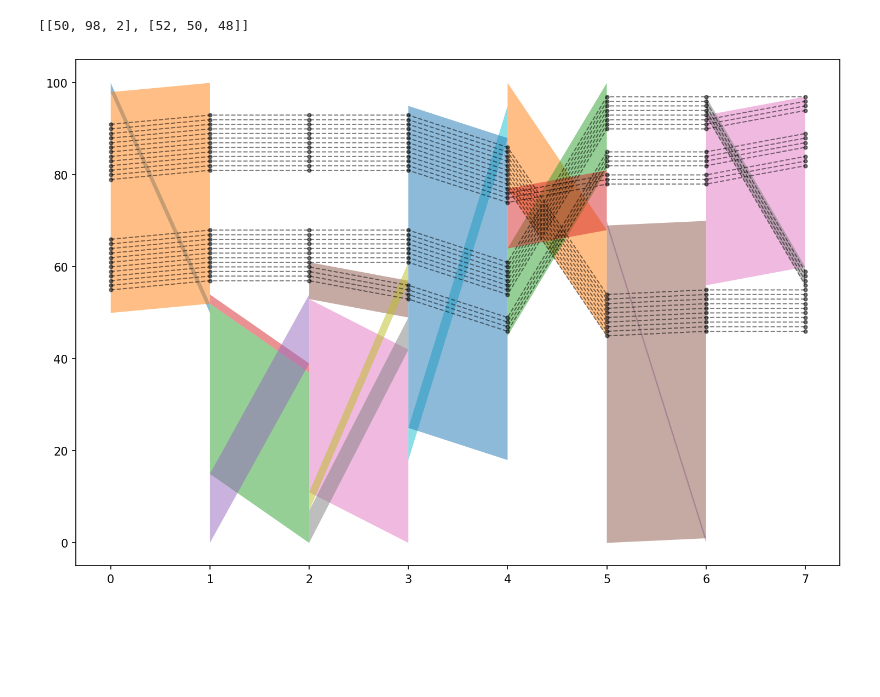
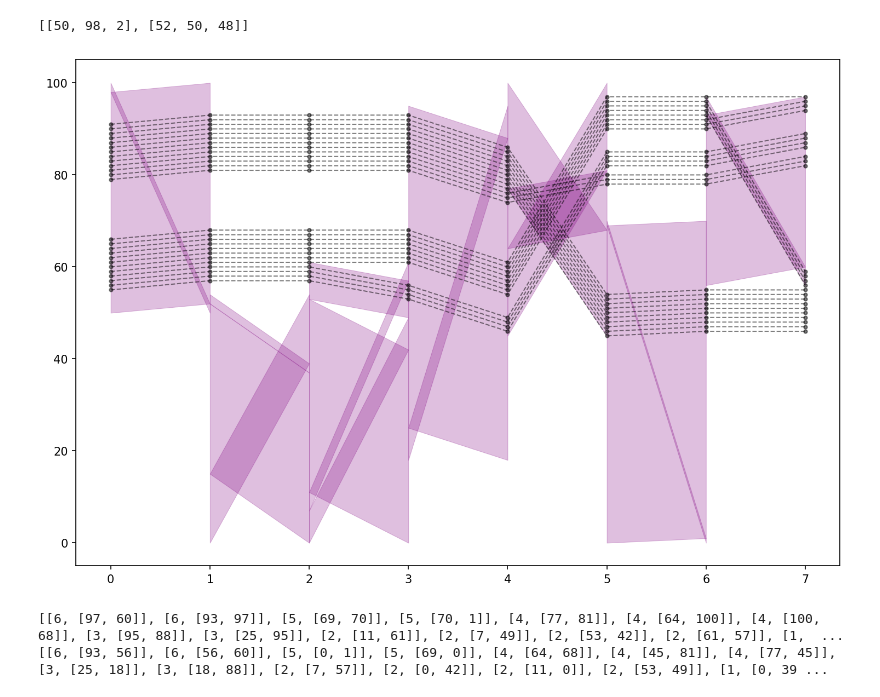
Before and after one commit to fradiniccolo/advent-of-code, a Jupyter notebook: 2023/05.ipynb, the cells around one changed output. Drawn from its saved outputs; the diff is of its cells as text; code cells hidden in the pictures; blank space fills up the shorter version.

```diff
--- a/2023/05.ipynb
+++ b/2023/05.ipynb
@@ -133,22 +133,25 @@ maps[0]
 # %%
 import matplotlib.pyplot as plt
 
 fig, ax = plt.subplots(figsize=(12,8), dpi=150)
 
 for path in paths:
     ax.plot(range(len(path)), path, c='black', ls='--', linewidth=1, marker='.', alpha=0.5)
 
-for i, map in enumerate(maps):
-    for j, row in enumerate(map):
+all_tops = []
+all_bottoms = []
+for index, map in enumerate(maps):
+    for row in map:
         right_start, left_start, length = row
         top = [left_start+length, right_start+length]
         bottom = [left_start, right_start]
-        ax.fill_between([i, i+1], top, bottom, alpha=0.5)
-
+        ax.fill_between([index, index+1], top, bottom, color='purple', linewidth=0.5, alpha=0.25)
+        all_tops.append([index, top])
+        all_bottoms.append([index, bottom])
 
 plt.show()
 # %% [output]
-[figure, old version]
+[figure, new version]
 # %%
 # 171711457
 # 2762480372
@@ -163,3 +166,9 @@ plt.show()
 # 166086528
 # 95885756
 # 171330852
+# %%
+print(all_tops[::-1])
+print(all_bottoms[::-1])
+# %% [output]
+[[6, [97, 60]], [6, [93, 97]], [5, [69, 70]], [5, [70, 1]], [4, [77, 81]], [4, [64, 100]], [4, [100, 68]], [3, [95, 88]], [3, [25, 95]], [2, [11, 61]], [2, [7, 49]], [2, [53, 42]], [2, [61, 57]], [1,  ...
+[[6, [93, 56]], [6, [56, 60]], [5, [0, 1]], [5, [69, 0]], [4, [64, 68]], [4, [45, 81]], [4, [77, 45]], [3, [25, 18]], [3, [18, 88]], [2, [7, 57]], [2, [0, 42]], [2, [11, 0]], [2, [53, 49]], [1, [0, 39 ...
```
